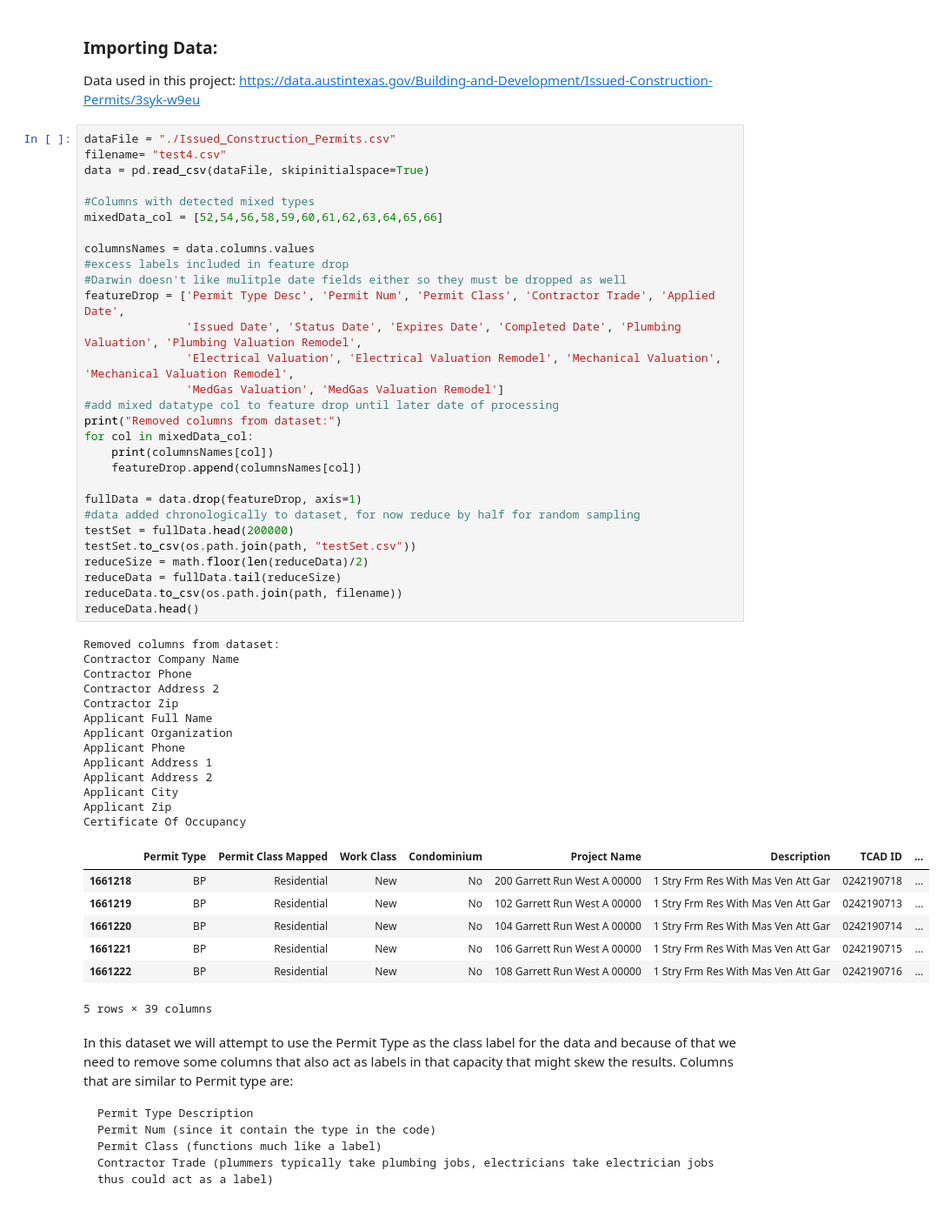
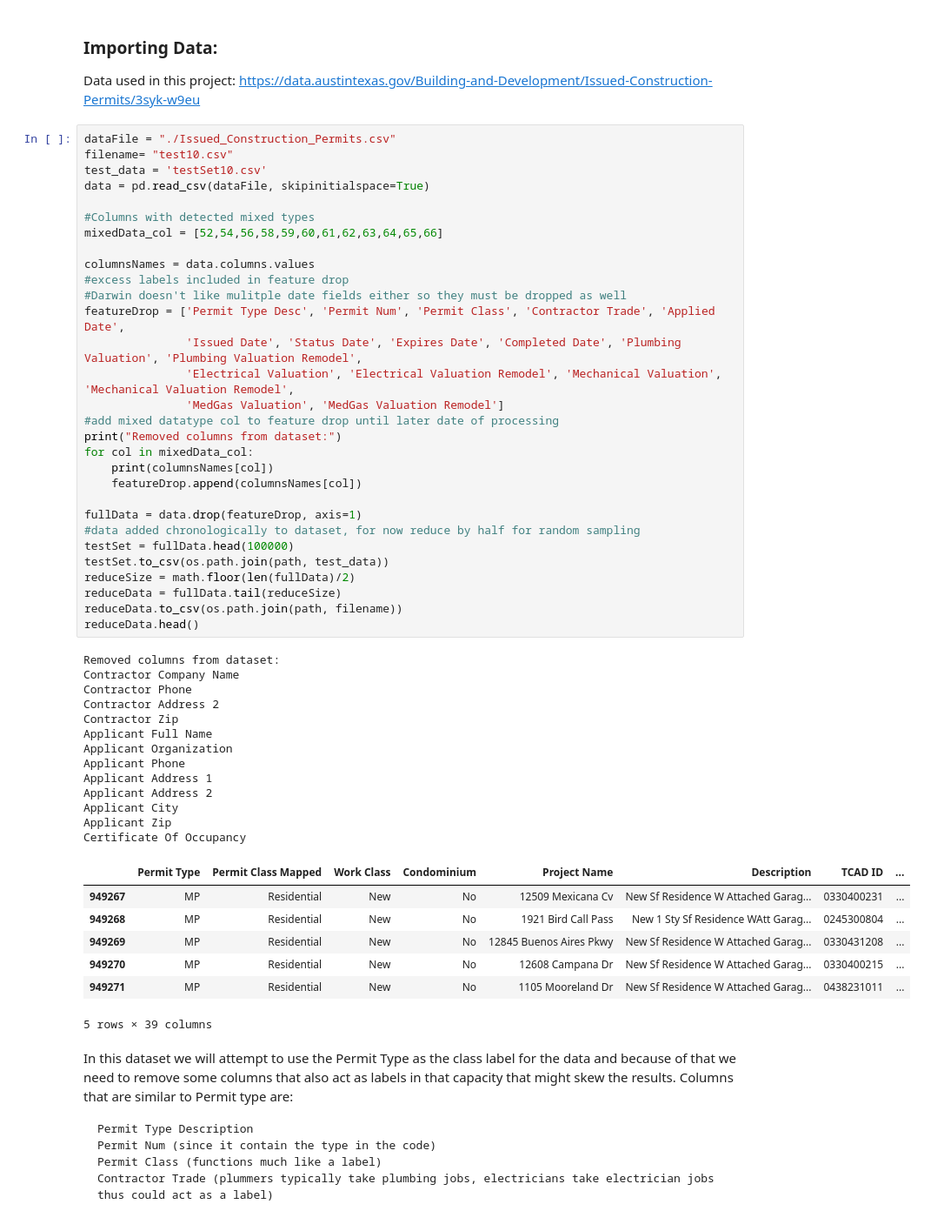
Before and after one commit to NealFM/Group-9-CS363D, a Jupyter notebook: Group 9 Data Mining.ipynb, the cells around one changed output. Shown: that part at 87% size. Saved outputs shown, nothing was run; the diff lists cells and outputs as text.

```diff
--- a/Group 9 Data Mining.ipynb
+++ b/Group 9 Data Mining.ipynb
@@ -41,7 +41,8 @@ Data used in this project:
 https://data.austintexas.gov/Building-and-Development/Issued-Construction-Permits/3syk-w9eu
 # %%
 dataFile = "./Issued_Construction_Permits.csv"
-filename= "test4.csv"
+filename= "test10.csv"
+test_data = 'testSet10.csv'
 data = pd.read_csv(dataFile, skipinitialspace=True)
 
 #Columns with detected mixed types
@@ -53,41 +54,41 @@ columnsNames = data.columns.values
 featureDrop = ['Permit Type Desc', 'Permit Num', 'Permit Class', 'Contractor Trade', 'Applied Date',
                'Issued Date', 'Status Date', 'Expires Date', 'Completed Date', 'Plumbing Valuation', 'Plumbing Valuation Remodel',
                'Electrical Valuation', 'Electrical Valuation Remodel', 'Mechanical Valuation', 'Mechanical Valuation Remodel',
                'MedGas Valuation', 'MedGas Valuation Remodel']
 #add mixed datatype col to feature drop until later date of processing
 print("Removed columns from dataset:")
 for col in mixedData_col:
     print(columnsNames[col])
     featureDrop.append(columnsNames[col])
 
 fullData = data.drop(featureDrop, axis=1)
 #data added chronologically to dataset, for now reduce by half for random sampling
-testSet = fullData.head(200000)
-testSet.to_csv(os.path.join(path, "testSet.csv"))
-reduceSize = math.floor(len(reduceData)/2)
+testSet = fullData.head(100000)
+testSet.to_csv(os.path.join(path, test_data))
+reduceSize = math.floor(len(fullData)/2)
 reduceData = fullData.tail(reduceSize)
 reduceData.to_csv(os.path.join(path, filename))
 reduceData.head()
 # %% [output]
 Removed columns from dataset:
 Contractor Company Name
 Contractor Phone
 Contractor Address 2
 Contractor Zip
 Applicant Full Name
 Applicant Organization
 Applicant Phone
 Applicant Address 1
 Applicant Address 2
 Applicant City
 Applicant Zip
 Certificate Of Occupancy
 |  | Permit Type | Permit Class Mapped | Work Class | Condominium | Project Name | Description | TCAD ID | ... |
-| 1661218 | BP | Residential | New | No | 200 Garrett Run West A 00000 | 1 Stry Frm Res With Mas Ven Att Gar | 0242190718 | ... |
-| 1661219 | BP | Residential | New | No | 102 Garrett Run West A 00000 | 1 Stry Frm Res With Mas Ven Att Gar | 0242190713 | ... |
-| 1661220 | BP | Residential | New | No | 104 Garrett Run West A 00000 | 1 Stry Frm Res With Mas Ven Att Gar | 0242190714 | ... |
-| 1661221 | BP | Residential | New | No | 106 Garrett Run West A 00000 | 1 Stry Frm Res With Mas Ven Att Gar | 0242190715 | ... |
-| 1661222 | BP | Residential | New | No | 108 Garrett Run West A 00000 | 1 Stry Frm Res With Mas Ven Att Gar | 0242190716 | ... |
+| 949267 | MP | Residential | New | No | 12509 Mexicana Cv | New Sf Residence W Attached Garag... | 0330400231 | ... |
+| 949268 | MP | Residential | New | No | 1921 Bird Call Pass | New 1 Sty Sf Residence WAtt Garag... | 0245300804 | ... |
+| 949269 | MP | Residential | New | No | 12845 Buenos Aires Pkwy | New Sf Residence W Attached Garag... | 0330431208 | ... |
+| 949270 | MP | Residential | New | No | 12608 Campana Dr | New Sf Residence W Attached Garag... | 0330400215 | ... |
+| 949271 | MP | Residential | New | No | 1105 Mooreland Dr | New Sf Residence W Attached Garag... | 0438231011 | ... |
 5 rows × 39 columns
 # %% [markdown]
 In this dataset we will attempt to use the Permit Type as the class label for the data and because of that we need to remove some columns that also act as labels in that capacity that might skew the results. Columns that are similar to Permit type are:
```
Also changed, not shown: parts of 16 cells of this notebook.
